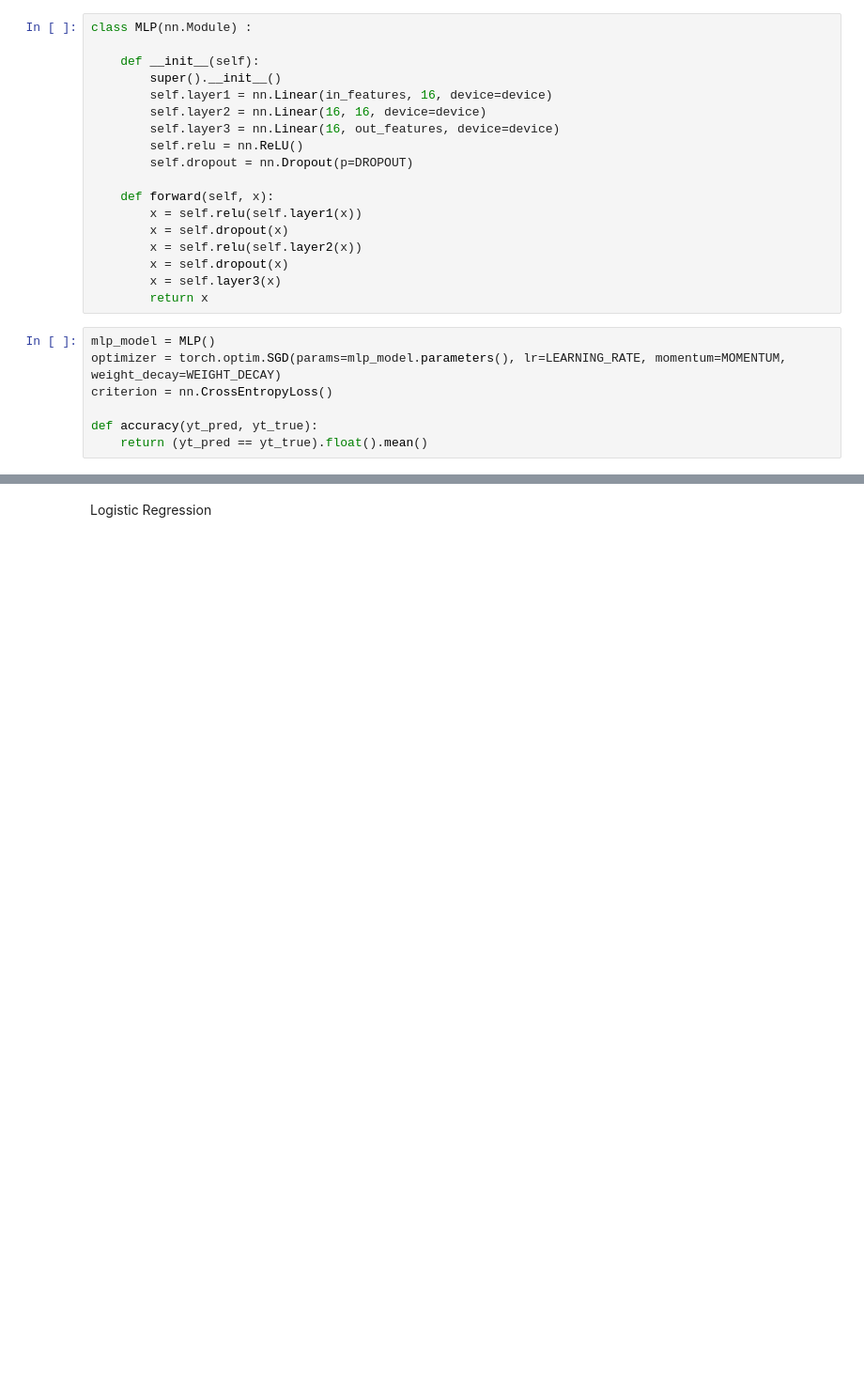
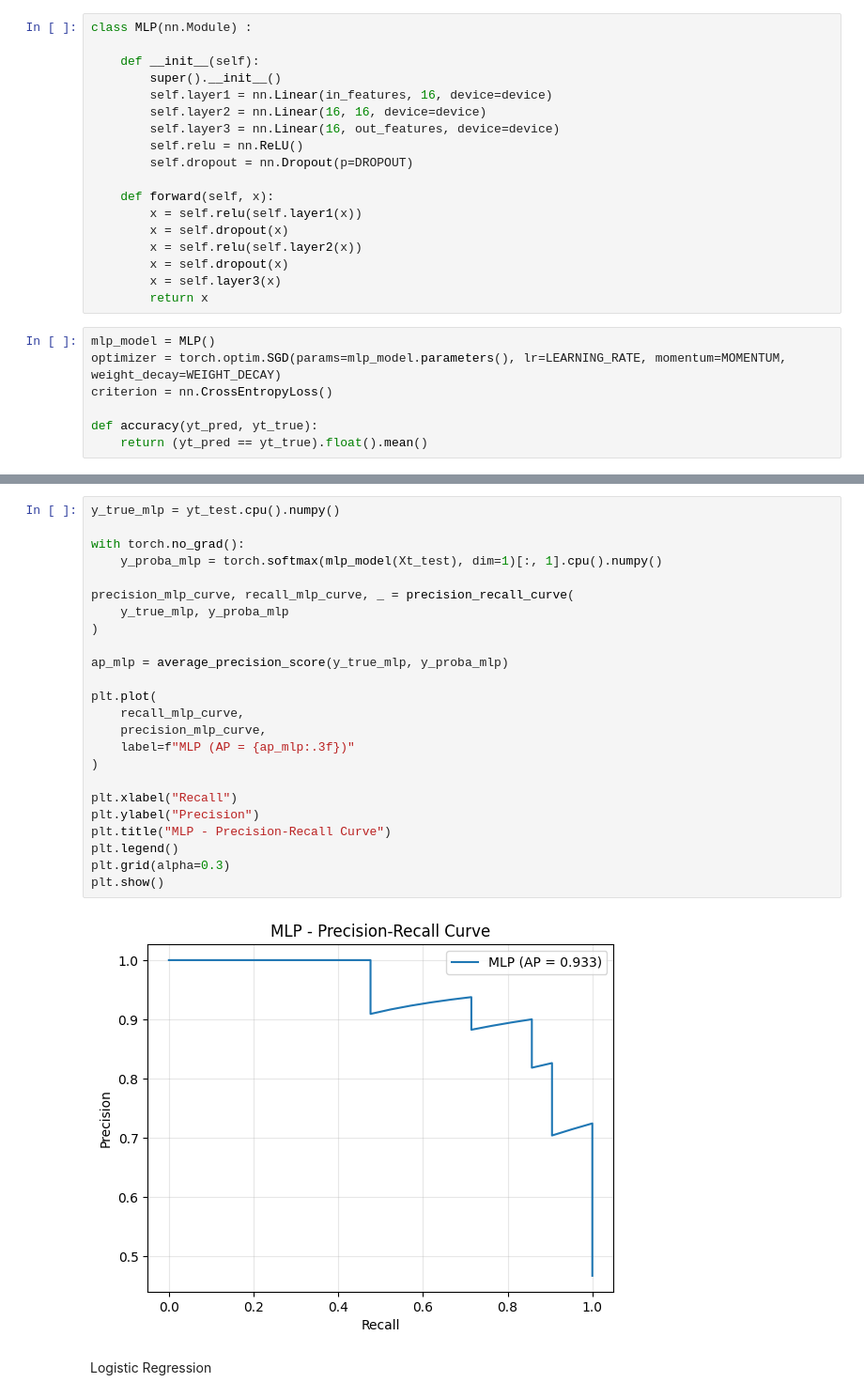
Before and after one commit to samy-bouchentouf/heart-disease-prediction, a Jupyter notebook: notebooks/model_comparison.ipynb, the cells around one changed output, grey strips where cells are left out. Shown at 94% size. Saved outputs shown, nothing was run; the diff lists cells and outputs as text; blank space fills up the shorter version.

```diff
--- a/notebooks/model_comparison.ipynb
+++ b/notebooks/model_comparison.ipynb
@@ -253,3 +261,29 @@ weighted avg       0.86      0.84      0.84        45
+# %%
+y_true_mlp = yt_test.cpu().numpy()
+
+with torch.no_grad():
+    y_proba_mlp = torch.softmax(mlp_model(Xt_test), dim=1)[:, 1].cpu().numpy()
+
+precision_mlp_curve, recall_mlp_curve, _ = precision_recall_curve(
+    y_true_mlp, y_proba_mlp
+)
+
+ap_mlp = average_precision_score(y_true_mlp, y_proba_mlp)
+
+plt.plot(
+    recall_mlp_curve,
+    precision_mlp_curve,
+    label=f"MLP (AP = {ap_mlp:.3f})"
+)
+
+plt.xlabel("Recall")
+plt.ylabel("Precision")
+plt.title("MLP - Precision-Recall Curve")
+plt.legend()
+plt.grid(alpha=0.3)
+plt.show()
+# %% [output]
+[figure, added]
 # %% [markdown]
 Logistic Regression
 # %%
```
Also changed, not shown: parts of 15 cells of this notebook.
